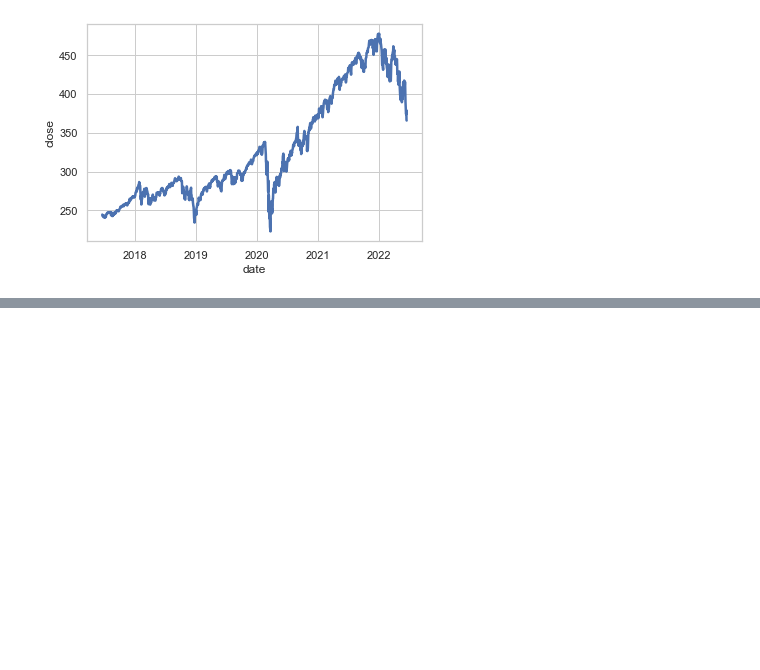
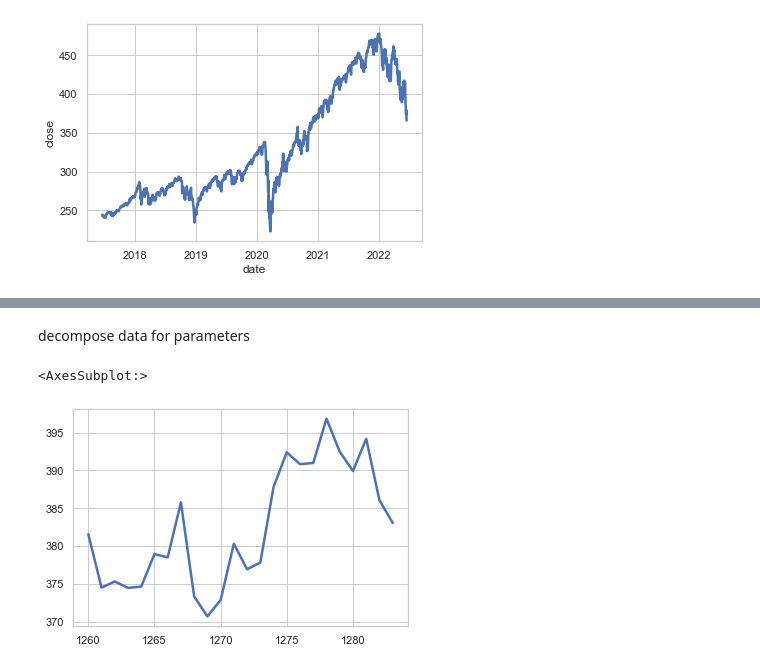
Before and after one commit to rickdgray/market_predictions, a Jupyter notebook: MarketPredictions.ipynb, the cells around one changed output, grey strips where cells are left out. Saved outputs shown, nothing was run; the diff lists cells and outputs as text; code cells hidden in the pictures; blank space fills up the shorter version.

Commit message:
testing arima and stl

```diff
--- a/MarketPredictions.ipynb
+++ b/MarketPredictions.ipynb
@@ -30,0 +36,11 @@ set up sarima model
+# %% [markdown]
+decompose data for parameters
+# %%
+stlf = STLForecast(df.close.spy, ARIMA, model_kwargs=dict(order=(1, 1, 1), trend="t"), period=30)
+stlf_res = stlf.fit()
+
+forecast = stlf_res.forecast(24)
+sns.lineplot(data=forecast, palette="tab10", linewidth=2.5)
+# %% [output]
+<AxesSubplot:>
+[figure, added]
```
Also changed, not shown: parts of 7 cells of this notebook.
